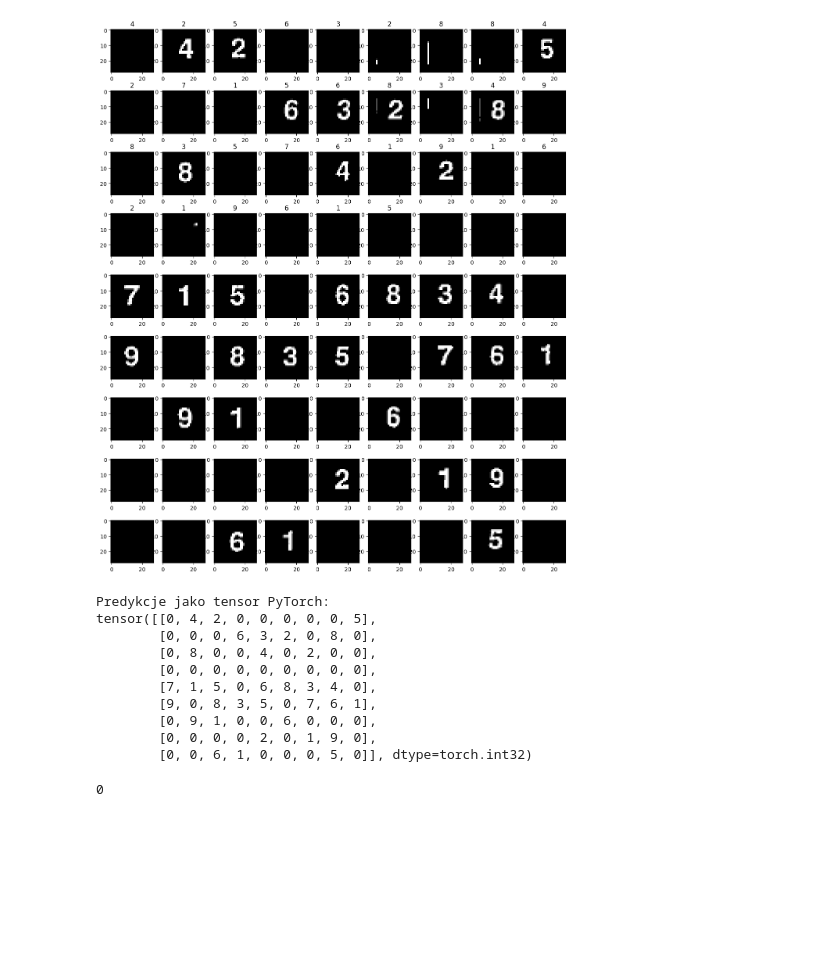
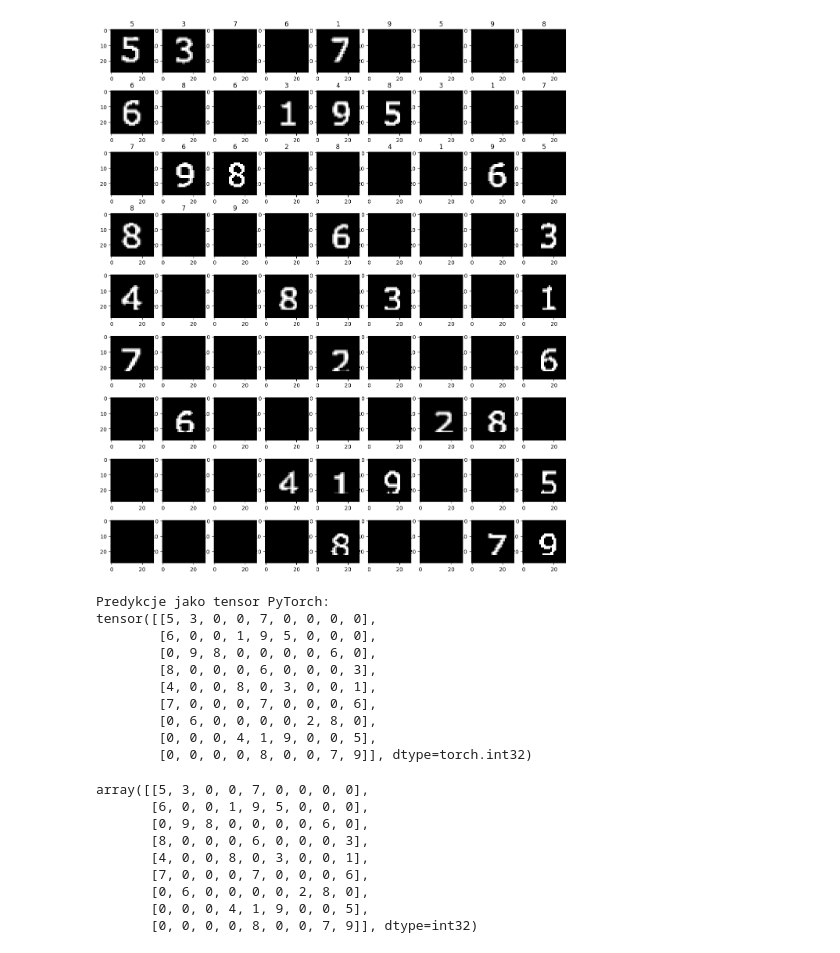
Before and after one commit to Przemek1337/Sudoku-Hacker, a Jupyter notebook: notebooks/evaluate.ipynb, the cells around one changed output. Saved outputs shown, nothing was run; the diff lists cells and outputs as text; code cells hidden in the pictures; blank space fills up the shorter version.

Commit message:
major changes, new algorithm to solve sudoku

```diff
--- a/notebooks/evaluate.ipynb
+++ b/notebooks/evaluate.ipynb
@@ -14,18 +18,26 @@ Total length of valid dataset: 360
 # %%
-model_eval = torch.load("model.pt", weights_only=False)
+model_eval = torch.load("/home/przemekk/PycharmProjects/pl_sudoku/Sudoku-Solver/train_env/first_test.pt", weights_only=False)
 # %%
-img = "../test_images/test_sudoku_img.jpg"
+img = "../test_images/test_image2.png"
 process_sudoku_image(img, model_eval, val_tfms)
 # %% [output]
-[figure, old version]
+[figure, new version]
 Predykcje jako tensor PyTorch:
-tensor([[0, 4, 2, 0, 0, 0, 0, 0, 5],
-        [0, 0, 0, 6, 3, 2, 0, 8, 0],
-        [0, 8, 0, 0, 4, 0, 2, 0, 0],
-        [0, 0, 0, 0, 0, 0, 0, 0, 0],
-        [7, 1, 5, 0, 6, 8, 3, 4, 0],
-        [9, 0, 8, 3, 5, 0, 7, 6, 1],
-        [0, 9, 1, 0, 0, 6, 0, 0, 0],
-        [0, 0, 0, 0, 2, 0, 1, 9, 0],
-        [0, 0, 6, 1, 0, 0, 0, 5, 0]], dtype=torch.int32)
+tensor([[5, 3, 0, 0, 7, 0, 0, 0, 0],
+        [6, 0, 0, 1, 9, 5, 0, 0, 0],
+        [0, 9, 8, 0, 0, 0, 0, 6, 0],
+        [8, 0, 0, 0, 6, 0, 0, 0, 3],
+        [4, 0, 0, 8, 0, 3, 0, 0, 1],
+        [7, 0, 0, 0, 7, 0, 0, 0, 6],
+        [0, 6, 0, 0, 0, 0, 2, 8, 0],
+        [0, 0, 0, 4, 1, 9, 0, 0, 5],
+        [0, 0, 0, 0, 8, 0, 0, 7, 9]], dtype=torch.int32)
-0
+array([[5, 3, 0, 0, 7, 0, 0, 0, 0],
+       [6, 0, 0, 1, 9, 5, 0, 0, 0],
+       [0, 9, 8, 0, 0, 0, 0, 6, 0],
+       [8, 0, 0, 0, 6, 0, 0, 0, 3],
+       [4, 0, 0, 8, 0, 3, 0, 0, 1],
+       [7, 0, 0, 0, 7, 0, 0, 0, 6],
+       [0, 6, 0, 0, 0, 0, 2, 8, 0],
+       [0, 0, 0, 4, 1, 9, 0, 0, 5],
+       [0, 0, 0, 0, 8, 0, 0, 7, 9]], dtype=int32)
```
Also changed, not shown: parts of 1 cell of this notebook, 5 other files.
